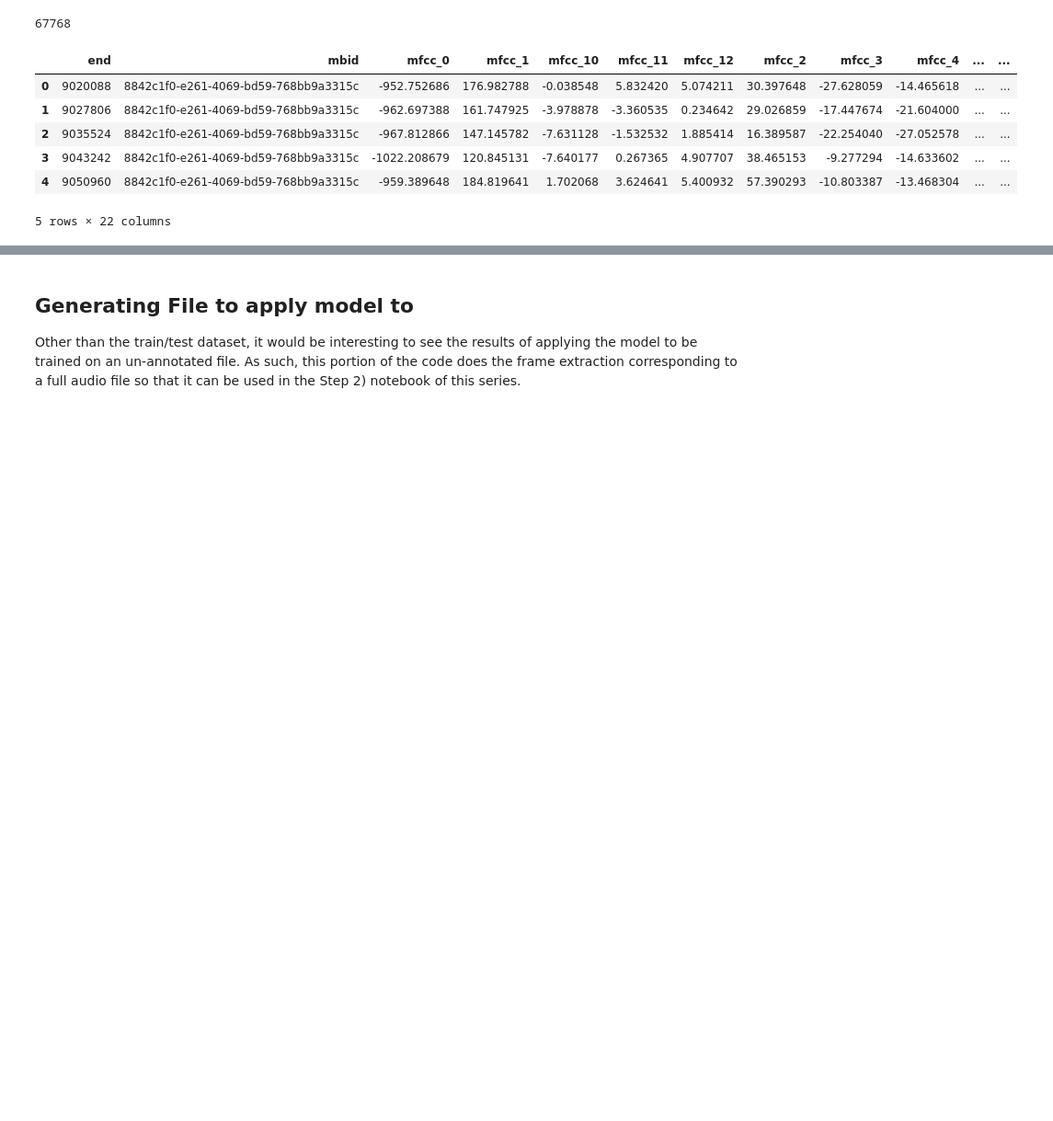
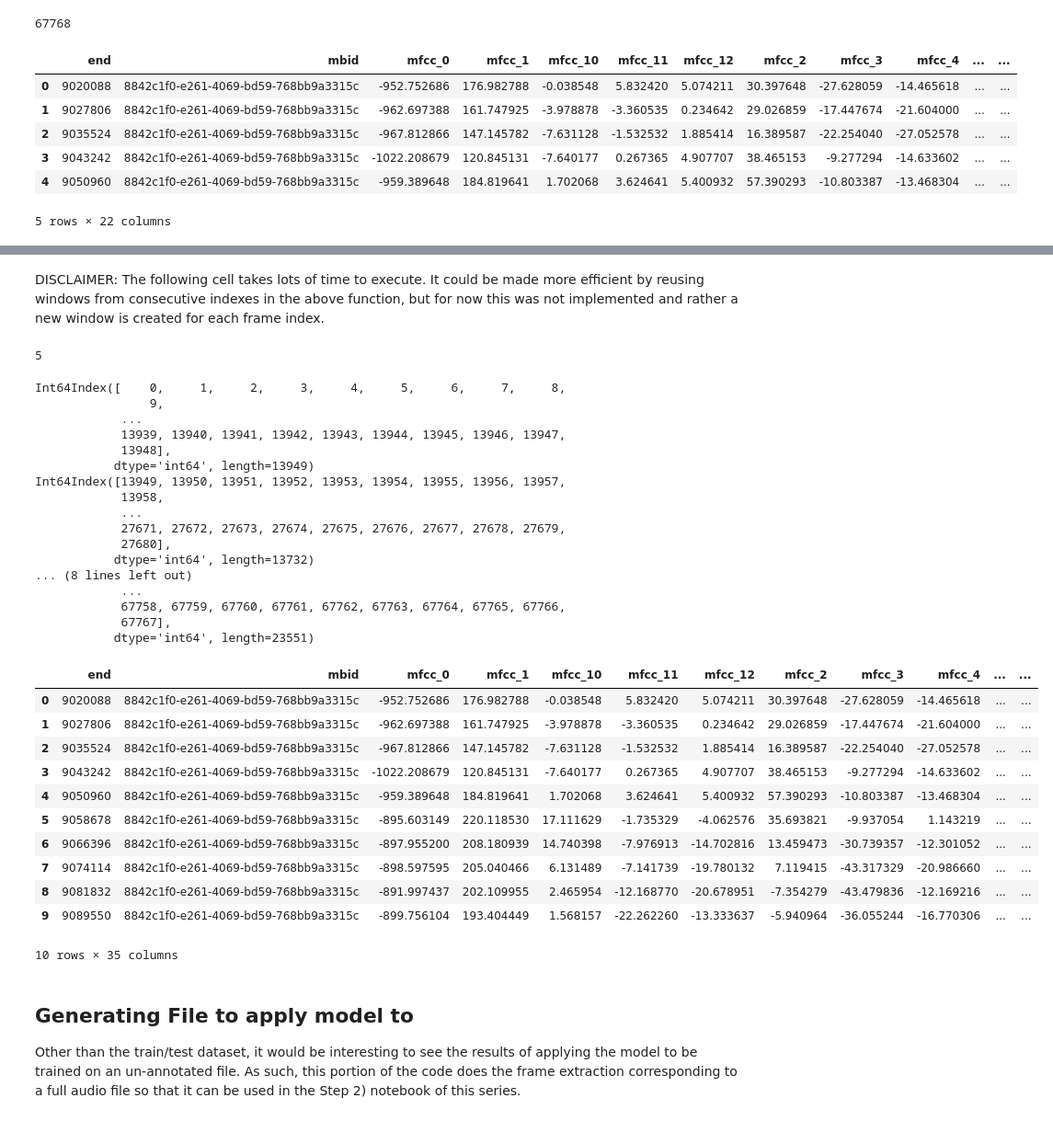
Before and after one commit to Alia-morsi/Arab_Andalusian_Vocal_Detection, a Jupyter notebook: Step 1) Data Preparation.ipynb, the cells around one changed output, grey strips where cells are left out. Shown at 92% size. Drawn from its saved outputs; the diff is of its cells as text; code cells hidden in the pictures; blank space fills up the shorter version.

Commit message:
added functionality to extract delta mfccs

```diff
--- a/Step 1) Data Preparation.ipynb
+++ b/Step 1) Data Preparation.ipynb
@@ -239,3 +243,18 @@ First, the essentia features will be run on the extracted audio fragments. Then,
+# %%
+def delta(window): #window is a np array of 5 x 13. The function implements N as 2.
+    res = np.zeros(13)
+    N = 2
+    t = 2 #the central index of an array len(5)
+
+    for coef in range(0, len(res)): #for all the coefficients
+        num = 0
+        denom = 0
+        for n in range(1, N):
+            num = num + float(n*(window[t+n][coef] - window[t-n][coef]))
+            denom = denom + float(n*n)
+
+        res[coef] = float(num/(2*denom))
+    return res
 # %%
 def essentia_analysis(audio, mbid, start_s, end_s, label): #receives the relevant audio subset for analysis
     frame_output = {
@@ -258,7 +277,7 @@ def essentia_analysis(audio, mbid, start_s, end_s, label): #receives the relevan
     eq_loudness_algo = estd.EqualLoudness()
     processed_audio = eq_loudness_algo(audio_frame)
 
-    pitch_algo = estd.PitchMelodia()
+    pitch_algo = estd.PitchMelodia(guessUnvoiced = True)
     pitch_result = pitch_algo(processed_audio)
 
     mean_algo = estd.Mean()
@@ -330,0 +398,52 @@ display(frame_info_df[:5]) #displaying first 5 rows of the dataset
+# %% [markdown]
+DISCLAIMER: The following cell takes lots of time to execute. It could be made more efficient by reusing windows from consecutive indexes in the above function, but for now this was not implemented and rather a new window is created for each frame index.
+# %%
+#test for the windowing and deltas function
+mfcc_window_array = make_window([1, 10, 12, 14, 15, 17, 18, 30, 24], 0, frame_info_df) #any dummy values for test
+print(len(mfcc_window_array))
+delta_mfccs = delta(mfcc_window_array)
+
+mfcc_window_array = []
+# %% [output]
+5
+# %%
+mfcc_delta_labels = ['d_mfcc_0', 'd_mfcc_1', 'd_mfcc_2', 'd_mfcc_3', 'd_mfcc_4', 'd_mfcc_5',
+              'd_mfcc_6', 'd_mfcc_7', 'd_mfcc_8', 'd_mfcc_9', 'd_mfcc_10',
+              'd_mfcc_11', 'd_mfcc_12']
+mfcc_labels = ['mfcc_0', 'mfcc_1', 'mfcc_2', 'mfcc_3', 'mfcc_4', 'mfcc_5',
+              'mfcc_6', 'mfcc_7', 'mfcc_8', 'mfcc_9', 'mfcc_10',
+              'mfcc_11', 'mfcc_12']
+
+frame_info_df = set_mfcc_deltas_in_df(frame_info_df, mfcc_delta_labels, mfcc_labels)
+
+display(frame_info_df[:10])
+# %% [output]
+Int64Index([    0,     1,     2,     3,     4,     5,     6,     7,     8,
+                9,
+            ...
+            13939, 13940, 13941, 13942, 13943, 13944, 13945, 13946, 13947,
+            13948],
+           dtype='int64', length=13949)
+Int64Index([13949, 13950, 13951, 13952, 13953, 13954, 13955, 13956, 13957,
+            13958,
+            ...
+            27671, 27672, 27673, 27674, 27675, 27676, 27677, 27678, 27679,
+            27680],
+           dtype='int64', length=13732)
+... (8 lines left out)
+            ...
+            67758, 67759, 67760, 67761, 67762, 67763, 67764, 67765, 67766,
+            67767],
+           dtype='int64', length=23551)
+|  | end | mbid | mfcc_0 | mfcc_1 | mfcc_10 | mfcc_11 | mfcc_12 | mfcc_2 | mfcc_3 | mfcc_4 | ... | ... |
+| 0 | 9020088 | 8842c1f0-e261-4069-bd59-768bb9a3315c | -952.752686 | 176.982788 | -0.038548 | 5.832420 | 5.074211 | 30.397648 | -27.628059 | -14.465618 | ... | ... |
+| 1 | 9027806 | 8842c1f0-e261-4069-bd59-768bb9a3315c | -962.697388 | 161.747925 | -3.978878 | -3.360535 | 0.234642 | 29.026859 | -17.447674 | -21.604000 | ... | ... |
+| 2 | 9035524 | 8842c1f0-e261-4069-bd59-768bb9a3315c | -967.812866 | 147.145782 | -7.631128 | -1.532532 | 1.885414 | 16.389587 | -22.254040 | -27.052578 | ... | ... |
+| 3 | 9043242 | 8842c1f0-e261-4069-bd59-768bb9a3315c | -1022.208679 | 120.845131 | -7.640177 | 0.267365 | 4.907707 | 38.465153 | -9.277294 | -14.633602 | ... | ... |
+| 4 | 9050960 | 8842c1f0-e261-4069-bd59-768bb9a3315c | -959.389648 | 184.819641 | 1.702068 | 3.624641 | 5.400932 | 57.390293 | -10.803387 | -13.468304 | ... | ... |
+| 5 | 9058678 | 8842c1f0-e261-4069-bd59-768bb9a3315c | -895.603149 | 220.118530 | 17.111629 | -1.735329 | -4.062576 | 35.693821 | -9.937054 | 1.143219 | ... | ... |
+| 6 | 9066396 | 8842c1f0-e261-4069-bd59-768bb9a3315c | -897.955200 | 208.180939 | 14.740398 | -7.976913 | -14.702816 | 13.459473 | -30.739357 | -12.301052 | ... | ... |
+| 7 | 9074114 | 8842c1f0-e261-4069-bd59-768bb9a3315c | -898.597595 | 205.040466 | 6.131489 | -7.141739 | -19.780132 | 7.119415 | -43.317329 | -20.986660 | ... | ... |
+| 8 | 9081832 | 8842c1f0-e261-4069-bd59-768bb9a3315c | -891.997437 | 202.109955 | 2.465954 | -12.168770 | -20.678951 | -7.354279 | -43.479836 | -12.169216 | ... | ... |
+| 9 | 9089550 | 8842c1f0-e261-4069-bd59-768bb9a3315c | -899.756104 | 193.404449 | 1.568157 | -22.262260 | -13.333637 | -5.940964 | -36.055244 | -16.770306 | ... | ... |
+10 rows × 35 columns
```
Also changed, not shown: parts of 12 cells of this notebook.
